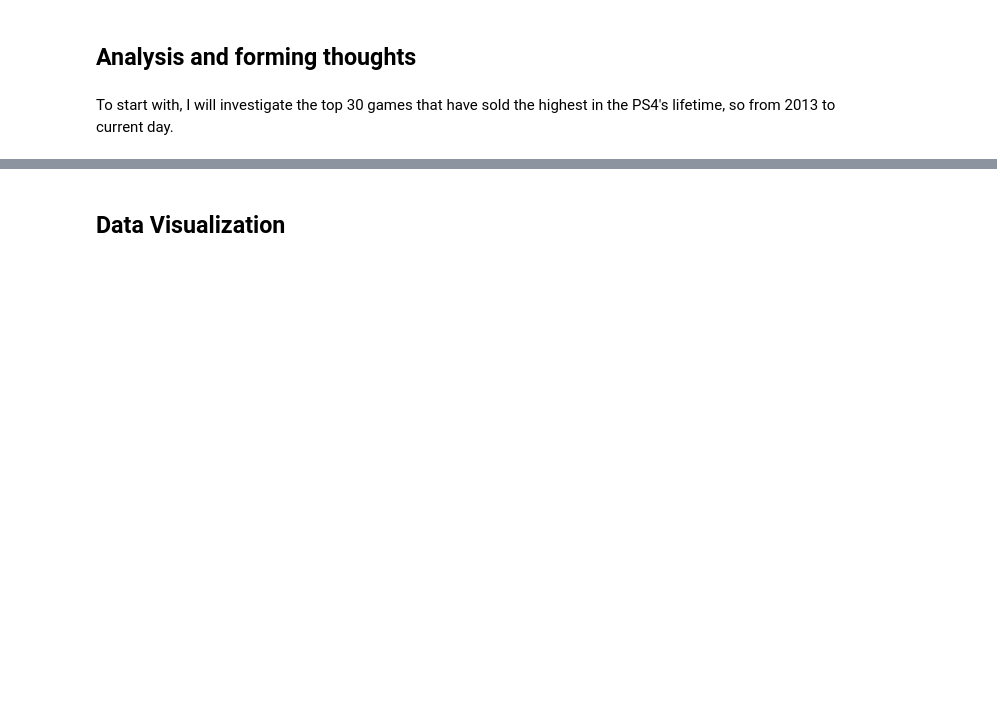
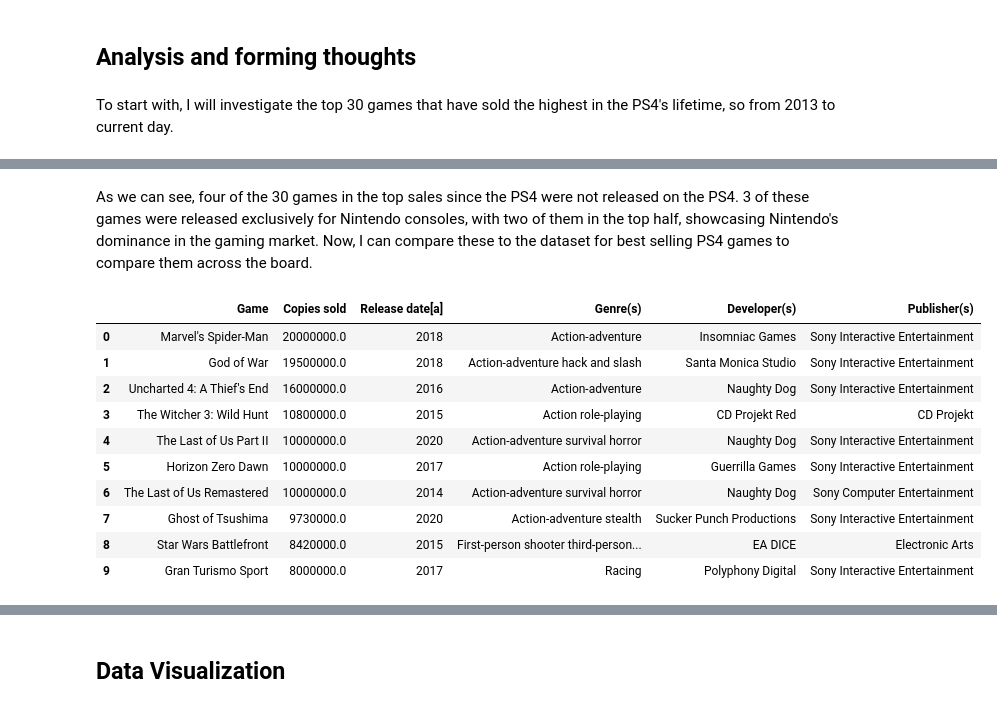
Before and after one commit to Rayan-Arshed/Data-Pipeline-Assessment-Video-Game-Data, a Jupyter notebook: Data-Pipeline-Assessment.ipynb, the cells around one changed output, grey strips where cells are left out. Saved outputs shown, nothing was run; the diff lists cells and outputs as text; code cells hidden in the pictures; blank space fills up the shorter version.

```diff
--- a/Data-Pipeline-Assessment.ipynb
+++ b/Data-Pipeline-Assessment.ipynb
@@ -991,0 +1004,16 @@ df_sales_new[df_sales_new["Year"] > 2013].sort_values("Global_Sales", ascending=
+# %% [markdown]
+As we can see, four of the 30 games in the top sales since the PS4 were not released on the PS4. 3 of these games were released exclusively for Nintendo consoles, with two of them in the top half, showcasing Nintendo's dominance in the gaming market. Now, I can compare these to the dataset for best selling PS4 games to compare them across the board.
+# %%
+df_ps4.sort_values("Copies sold", ascending=False).head(10)
+# %% [output]
+|  | Game | Copies sold | Release date[a] | Genre(s) | Developer(s) | Publisher(s) |
+| 0 | Marvel's Spider-Man | 20000000.0 | 2018 | Action-adventure | Insomniac Games | Sony Interactive Entertainment |
+| 1 | God of War | 19500000.0 | 2018 | Action-adventure hack and slash | Santa Monica Studio | Sony Interactive Entertainment |
+| 2 | Uncharted 4: A Thief's End | 16000000.0 | 2016 | Action-adventure | Naughty Dog | Sony Interactive Entertainment |
+| 3 | The Witcher 3: Wild Hunt | 10800000.0 | 2015 | Action role-playing | CD Projekt Red | CD Projekt |
+| 4 | The Last of Us Part II | 10000000.0 | 2020 | Action-adventure survival horror | Naughty Dog | Sony Interactive Entertainment |
+| 5 | Horizon Zero Dawn | 10000000.0 | 2017 | Action role-playing | Guerrilla Games | Sony Interactive Entertainment |
+| 6 | The Last of Us Remastered | 10000000.0 | 2014 | Action-adventure survival horror | Naughty Dog | Sony Computer Entertainment |
+| 7 | Ghost of Tsushima | 9730000.0 | 2020 | Action-adventure stealth | Sucker Punch Productions | Sony Interactive Entertainment |
+| 8 | Star Wars Battlefront | 8420000.0 | 2015 | First-person shooter third-person... | EA DICE | Electronic Arts |
+| 9 | Gran Turismo Sport | 8000000.0 | 2017 | Racing | Polyphony Digital | Sony Interactive Entertainment |
```
Also changed, not shown: parts of 4 cells of this notebook.
